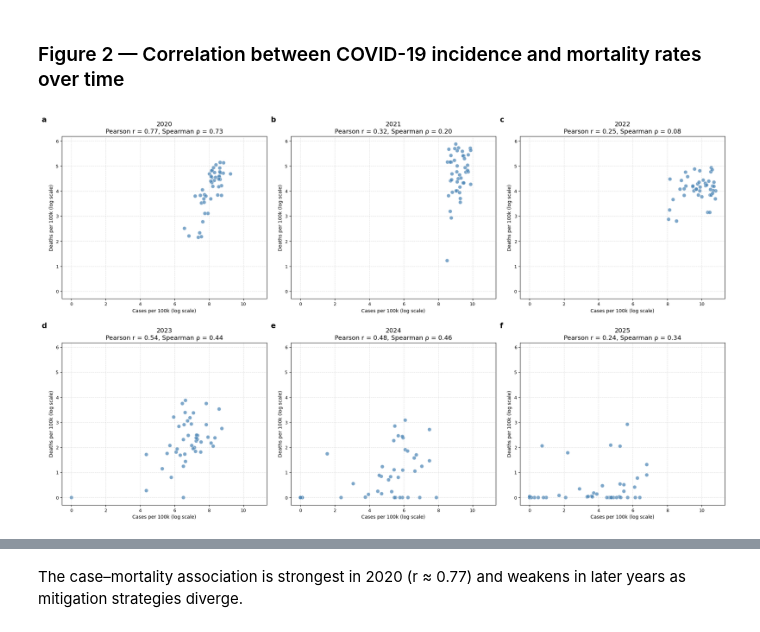
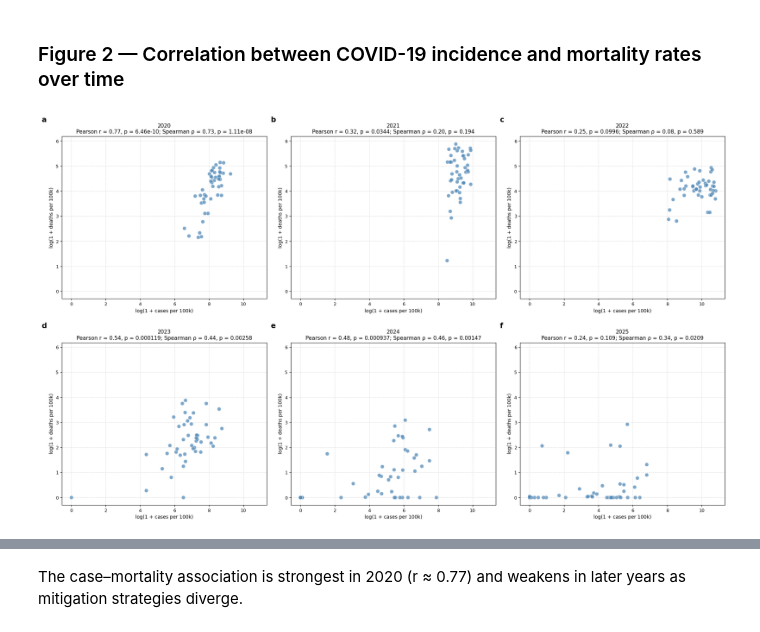
Before and after one commit to uliana0203/covid19-europe-clustering, a Jupyter notebook: clustering_covid_europe.ipynb, the cells around one changed output, grey strips where cells are left out. Cells and saved outputs as stored; diff of their text form; code cells hidden in the pictures.

```diff
--- a/clustering_covid_europe.ipynb
+++ b/clustering_covid_europe.ipynb
@@ -385,10 +411,6 @@ pronounced east–west gradient.
 # %% [markdown]
 ### Figure 2 — Correlation between COVID-19 incidence and mortality rates over time
 # %%
-import numpy as np
-import matplotlib.pyplot as plt
-import seaborn as sns
-
 from scipy.stats import pearsonr, spearmanr
 
 
@@ -474,12 +496,12 @@ for i, yr in enumerate(YEARS):
     # CORRELATION COEFFICIENTS
     # -----------------------------------------------------
 
-    pearson_r, _ = pearsonr(
+    pearson_r, pearson_p = pearsonr(
         data["Cases_log"],
         data["Deaths_log"]
     )
 
-    spearman_r, _ = spearmanr(
+    spearman_r, spearman_p = spearmanr(
         data["Cases_log"],
         data["Deaths_log"]
     )
@@ -507,10 +529,10 @@ for i, yr in enumerate(YEARS):
     axes[i].set_title(
         (
             f"{yr}\n"
-            f"Pearson r = {pearson_r:.2f}, "
-            f"Spearman ρ = {spearman_r:.2f}"
+            f"Pearson r = {pearson_r:.2f}, p = {pearson_p:.3g}; "
+            f"Spearman ρ = {spearman_r:.2f}, p = {spearman_p:.3g}"
         ),
-        fontsize=13
+        fontsize=11
     )
 
 
@@ -519,12 +541,12 @@ for i, yr in enumerate(YEARS):
     # -----------------------------------------------------
 
     axes[i].set_xlabel(
-        "Cases per 100k (log scale)",
+        "log(1 + cases per 100k)",
         fontsize=10
     )
 
     axes[i].set_ylabel(
-        "Deaths per 100k (log scale)",
+        "log(1 + deaths per 100k)",
         fontsize=10
     )
 
@@ -576,31 +598,31 @@ for j in range(
 ):
 
     fig.delaxes(
         axes[j]
     )
 
 
 # ---------------------------------------------------------
 # FINAL LAYOUT
 # ---------------------------------------------------------
 
 plt.tight_layout(
     pad=1.5,
     h_pad=2.2,
     w_pad=1.8
 )
 
 
 # ---------------------------------------------------------
 # SAVE
 # ---------------------------------------------------------
 
 plt.savefig(
     FIG_DIR / "Figure_2.png",
     dpi=300,
     bbox_inches="tight"
 )
 
 plt.show()
 # %% [output]
-[figure, old version]
+[figure, new version]
```
Also changed, not shown: parts of 3 cells of this notebook, 2 other files.
